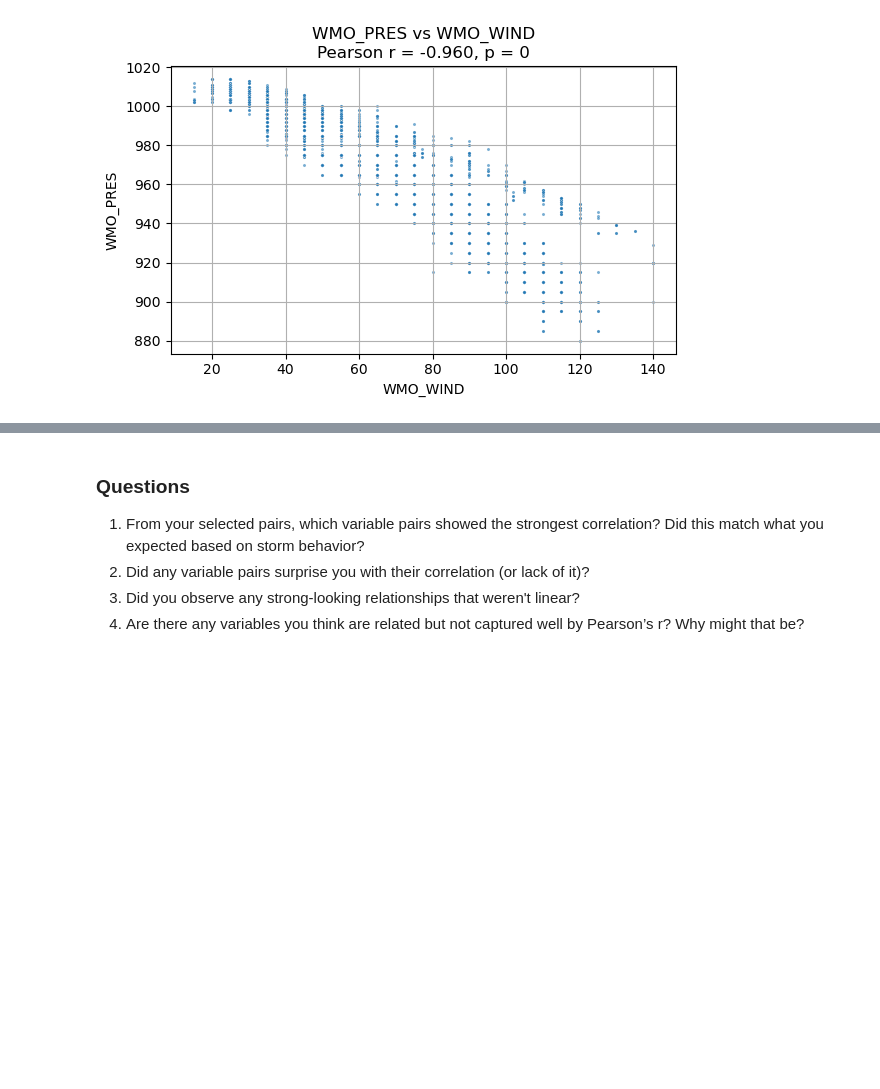
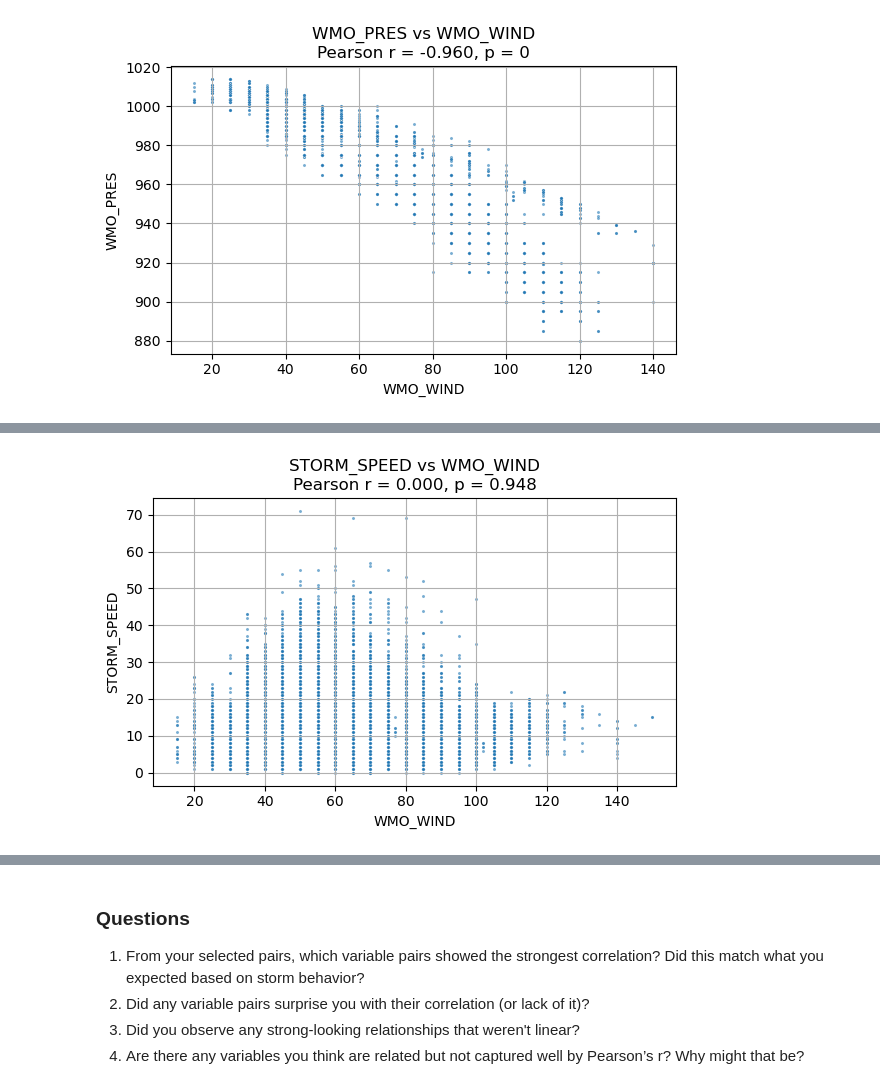
Before and after one commit to acgaribay/Meteo203-2526-Garibay, a Jupyter notebook: ex05_runs.ipynb, the cells around one changed output, grey strips where cells are left out. Saved outputs shown, nothing was run; the diff lists cells and outputs as text; code cells hidden in the pictures; blank space fills up the shorter version.

```diff
--- a/ex05_runs.ipynb
+++ b/ex05_runs.ipynb
@@ -296,0 +297,19 @@ NameError: name 'WMO_WIND' is not defined
+# %%
+x_var = 'WMO_WIND'
+y_var = 'STORM_SPEED'
+
+subset = df[[x_var, y_var]].dropna()
+
+r_value, p_value = pearsonr(subset[x_var], subset[y_var])
+
+plt.figure(figsize=(6, 4))
+sns.scatterplot(data=subset, x=x_var, y=y_var, alpha=0.6, s=5)
+
+plt.title(f'{y_var} vs {x_var}\nPearson r = {r_value:.3f}, p = {p_value:.3g}')
+plt.xlabel(x_var)
+plt.ylabel(y_var)
+plt.grid(True)
+plt.tight_layout()
+plt.show()
+# %% [output]
+[figure, added]
```
Also changed, not shown: parts of 9 cells of this notebook.
